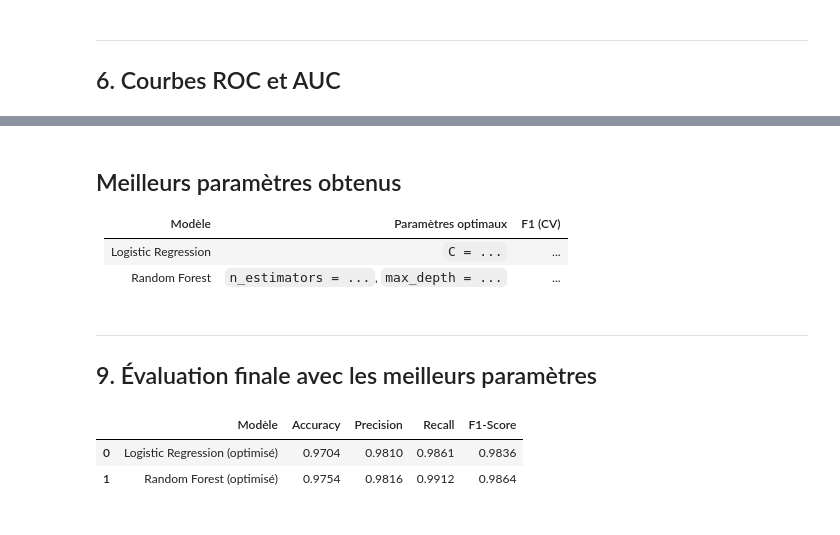
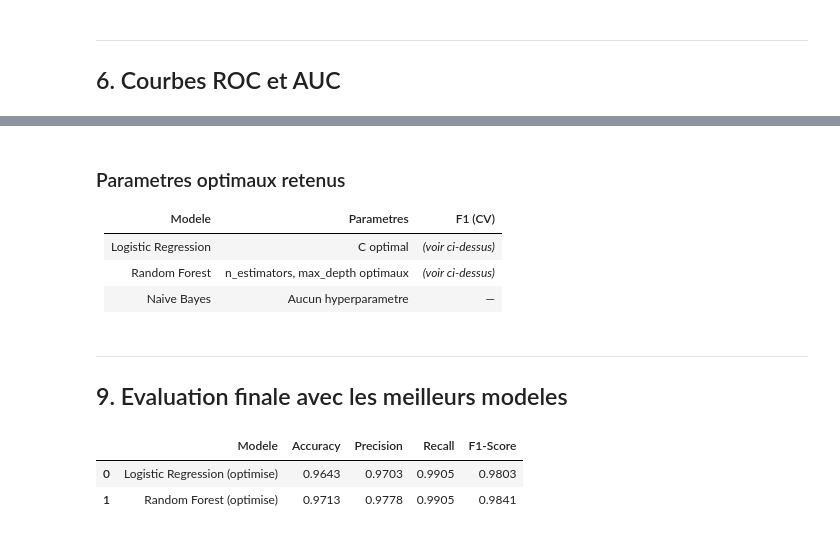
Before and after one commit to Heathclifffs/tweet-suspect-detection, a Jupyter notebook: notebooks/02_modeling.ipynb, the cells around one changed output, grey strips where cells are left out. Cells and saved outputs as stored; diff of their text form; code cells hidden in the pictures.

```diff
--- a/notebooks/02_modeling.ipynb
+++ b/notebooks/02_modeling.ipynb
@@ -192,9 +208,10 @@ Random Forest : F1 (CV) = 0.9874 ± 0.0004
 # %%
-print("=== Grid Search : Logistic Regression ===")
-lr = LogisticRegression(max_iter=1000, class_weight='balanced', random_state=42)
-param_grid_lr = {'C': [0.1, 1, 10]}
-grid_lr = GridSearchCV(lr, param_grid_lr, cv=3, scoring='f1', n_jobs=-1)
+lr = LogisticRegression(max_iter=1000, class_weight="balanced", random_state=42)
+param_grid_lr = {"C": [0.01, 0.1, 1, 10, 100]}
+grid_lr = GridSearchCV(lr, param_grid_lr, cv=5, scoring="f1", n_jobs=-1)
 grid_lr.fit(X_train_vec, y_train)
-print(f"Meilleurs paramètres : {grid_lr.best_params_}")
+print(f"Meilleurs parametres : {grid_lr.best_params_}")
 print(f"Meilleur F1 (CV) : {grid_lr.best_score_:.4f}")
+lr_results = pd.DataFrame(grid_lr.cv_results_)
+lr_results[["param_C", "mean_test_score", "std_test_score", "rank_test_score"]].sort_values("rank_test_score")
 # %% [output]
@@ -204,9 +229,10 @@ Meilleur F1 (CV) : 0.9831
 # %%
-print("=== Grid Search : Random Forest ===")
-rf = RandomForestClassifier(class_weight='balanced', random_state=42, n_jobs=-1)
-param_grid_rf = {'n_estimators': [50, 100], 'max_depth': [10, 20, None]}
-grid_rf = GridSearchCV(rf, param_grid_rf, cv=3, scoring='f1', n_jobs=-1)
+rf = RandomForestClassifier(class_weight="balanced", random_state=42, n_jobs=-1)
+param_grid_rf = {"n_estimators": [50, 100, 200], "max_depth": [5, 10, 20, None]}
+grid_rf = GridSearchCV(rf, param_grid_rf, cv=3, scoring="f1", n_jobs=-1)
 grid_rf.fit(X_train_vec, y_train)
-print(f"Meilleurs paramètres : {grid_rf.best_params_}")
+print(f"Meilleurs parametres : {grid_rf.best_params_}")
 print(f"Meilleur F1 (CV) : {grid_rf.best_score_:.4f}")
+rf_results = pd.DataFrame(grid_rf.cv_results_)
+rf_results[["param_n_estimators", "param_max_depth", "mean_test_score", "std_test_score", "rank_test_score"]].sort_values("rank_test_score")
 # %% [output]
@@ -216,32 +254,30 @@ Meilleur F1 (CV) : 0.9873
 # %% [markdown]
-## Meilleurs paramètres obtenus
+### Parametres optimaux retenus
 
-| Modèle | Paramètres optimaux | F1 (CV) |
-|--------|--------------------|---------|
-| Logistic Regression | `C = ...` | ... |
-| Random Forest | `n_estimators = ...`, `max_depth = ...` | ... |
+| Modele | Parametres | F1 (CV) |
+|--------|-----------|----------|
+| Logistic Regression | C optimal | _(voir ci-dessus)_ |
+| Random Forest | n_estimators, max_depth optimaux | _(voir ci-dessus)_ |
+| Naive Bayes | Aucun hyperparametre | — |
 # %% [markdown]
 ---
-## 9. Évaluation finale avec les meilleurs paramètres
+## 9. Evaluation finale avec les meilleurs modeles
 # %%
 best_lr = grid_lr.best_estimator_
+best_rf = grid_rf.best_estimator_
 y_pred_lr = best_lr.predict(X_test_vec)
-
-best_rf = grid_rf.best_estimator_
 y_pred_rf = best_rf.predict(X_test_vec)
-
-final_results = []
-for name, y_pred in [('Logistic Regression (optimisé)', y_pred_lr), ('Random Forest (optimisé)', y_pred_rf)]:
-    final_results.append({
-        'Modèle': name,
-        'Accuracy': accuracy_score(y_test, y_pred),
-        'Precision': precision_score(y_test, y_pred),
-        'Recall': recall_score(y_test, y_pred),
-        'F1-Score': f1_score(y_test, y_pred),
+final = []
+for name, y_pred in [("Logistic Regression (optimise)", y_pred_lr), ("Random Forest (optimise)", y_pred_rf)]:
+    final.append({
+        "Modele": name,
+        "Accuracy": round(accuracy_score(y_test, y_pred), 4),
+        "Precision": round(precision_score(y_test, y_pred), 4),
+        "Recall": round(recall_score(y_test, y_pred), 4),
+        "F1-Score": round(f1_score(y_test, y_pred), 4),
     })
-
-pd.DataFrame(final_results).round(4)
+pd.DataFrame(final).round(4)
 # %% [output]
-|  | Modèle | Accuracy | Precision | Recall | F1-Score |
-| 0 | Logistic Regression (optimisé) | 0.9704 | 0.9810 | 0.9861 | 0.9836 |
-| 1 | Random Forest (optimisé) | 0.9754 | 0.9816 | 0.9912 | 0.9864 |
+|  | Modele | Accuracy | Precision | Recall | F1-Score |
+| 0 | Logistic Regression (optimise) | 0.9643 | 0.9703 | 0.9905 | 0.9803 |
+| 1 | Random Forest (optimise) | 0.9713 | 0.9778 | 0.9905 | 0.9841 |
```
Also changed, not shown: parts of 25 cells of this notebook, 11 other files.
